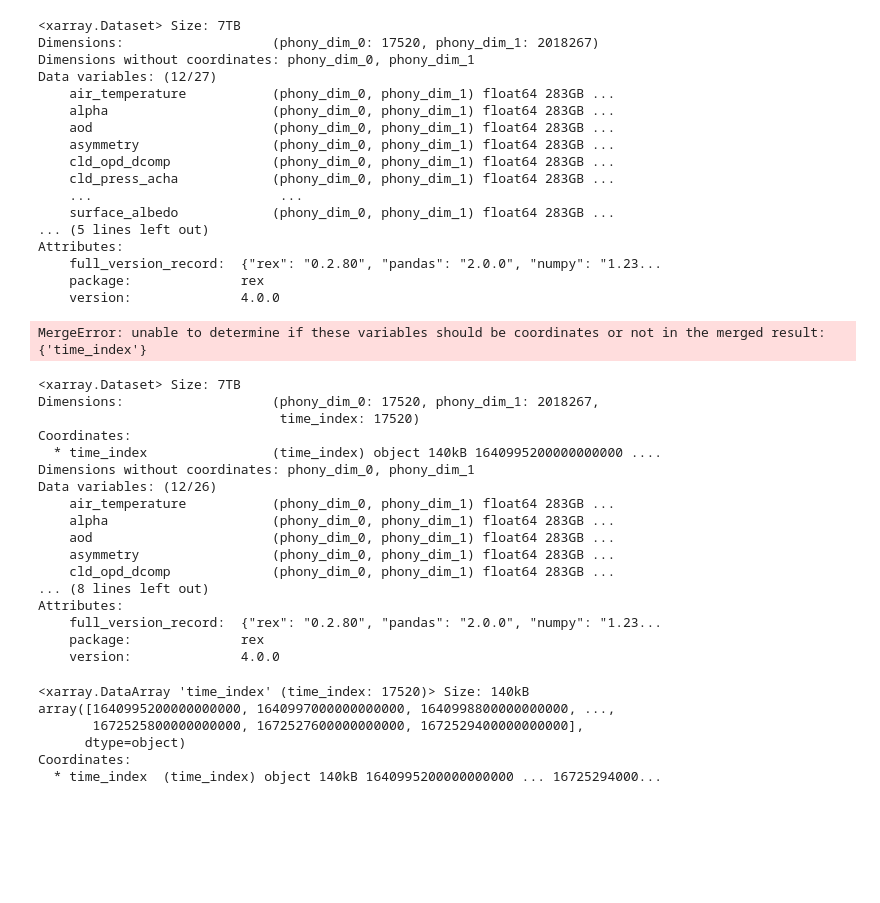
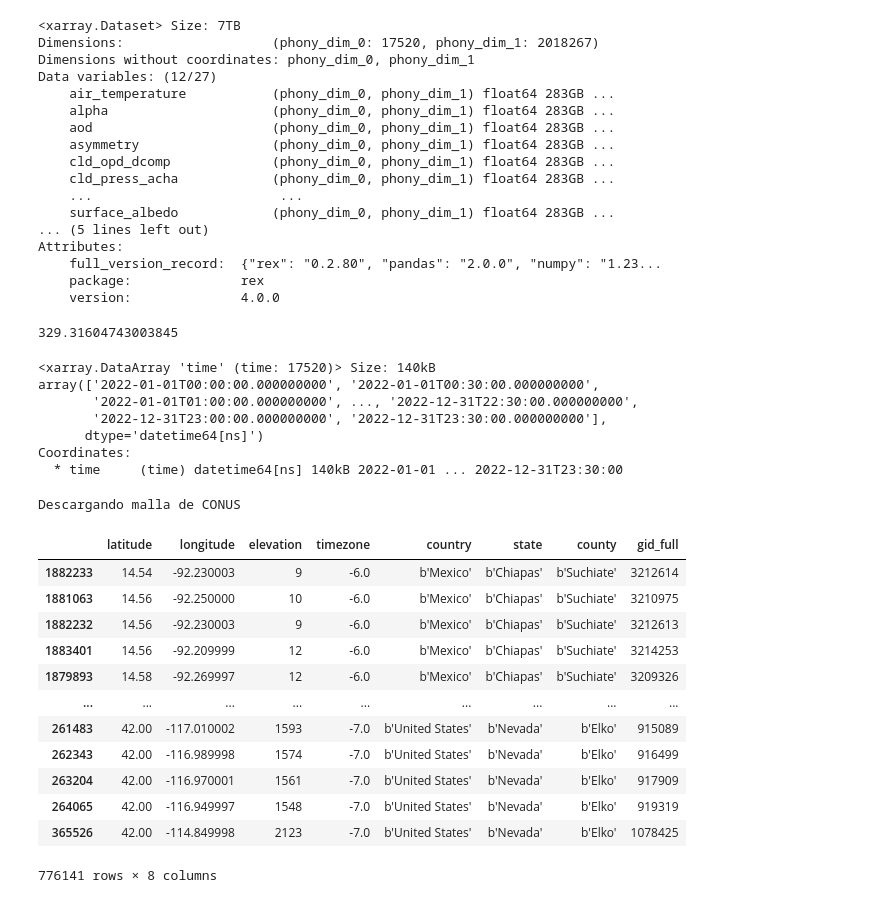
Before and after one commit to rodrigoms95/recurso_solar, a Jupyter notebook: code_3/crop_nsrdb.ipynb, the cells around one changed output. Drawn from its saved outputs; the diff is of its cells as text; code cells hidden in the pictures; blank space fills up the shorter version.

```diff
--- a/code_3/crop_nsrdb.ipynb
+++ b/code_3/crop_nsrdb.ipynb
@@ -26,42 +28,48 @@ Attributes:
     full_version_record:  {"rex": "0.2.80", "pandas": "2.0.0", "numpy": "1.23...
     package:              rex
     version:              4.0.0
-# %%
-vars = ["ghi", "dni", "relative_humidity", "air_temperature", "wind_speed"]
-ds = xr.open_dataset(dir + files[0])
-#ds = ds.set_coords("time_index")
-#ds["time_index"] = pd.to_datetime(ds["time_index"])
-#ds = ds.swap_dims({"phony_dim_0": "time_index"})[vars]
-ds["time_index"] = pd.to_datetime(ds["time_index"])
-ds
-# %% [output]
-MergeError: unable to determine if these variables should be coordinates or not in the merged result: {'time_index'}
+# %%
+vars = ["ghi", "dni", "relative_humidity", "air_temperature", "wind_speed"]
+ds = xr.open_dataset(dir + files[0]).rename_vars(
+    {"time_index": "time"}).set_coords("time").swap_dims(
+    {"phony_dim_0": "time"}).rename_dims({"phony_dim_1": "points"})[vars]
+ds["time"] = ds["time"].astype(np.datetime64)
+ds = ds.sel({"time": slice(None, None, 2),
+    "points": points.sort_index().index})
+ds.nbytes/1024**3/4
+# %% [output]
+329.31604743003845
 # %%
-ds
+ds["time"]
 # %% [output]
-<xarray.Dataset> Size: 7TB
-Dimensions:                   (phony_dim_0: 17520, phony_dim_1: 2018267,
-                               time_index: 17520)
+<xarray.DataArray 'time' (time: 17520)> Size: 140kB
+array(['2022-01-01T00:00:00.000000000', '2022-01-01T00:30:00.000000000',
+       '2022-01-01T01:00:00.000000000', ..., '2022-12-31T22:30:00.000000000',
+       '2022-12-31T23:00:00.000000000', '2022-12-31T23:30:00.000000000'],
+      dtype='datetime64[ns]')
 Coordinates:
-  * time_index                (time_index) object 140kB 1640995200000000000 ....
-Dimensions without coordinates: phony_dim_0, phony_dim_1
-Data variables: (12/26)
-    air_temperature           (phony_dim_0, phony_dim_1) float64 283GB ...
-    alpha                     (phony_dim_0, phony_dim_1) float64 283GB ...
-    aod                       (phony_dim_0, phony_dim_1) float64 283GB ...
-    asymmetry                 (phony_dim_0, phony_dim_1) float64 283GB ...
-    cld_opd_dcomp             (phony_dim_0, phony_dim_1) float64 283GB ...
-... (8 lines left out)
-Attributes:
-    full_version_record:  {"rex": "0.2.80", "pandas": "2.0.0", "numpy": "1.23...
-    package:              rex
-    version:              4.0.0
+  * time     (time) datetime64[ns] 140kB 2022-01-01 ... 2022-12-31T23:30:00
-# %%
-ds["time_index"]
-# %% [output]
-<xarray.DataArray 'time_index' (time_index: 17520)> Size: 140kB
-array([1640995200000000000, 1640997000000000000, 1640998800000000000, ...,
-       1672525800000000000, 1672527600000000000, 1672529400000000000],
-      dtype=object)
-Coordinates:
-  * time_index  (time_index) object 140kB 1640995200000000000 ... 16725294000...
+# %%
+# Descargamos malla con HSDS
+with h5pyd.File("/nrel/nsrdb/conus/nsrdb_conus_2022.h5") as f:
+    meta = pd.DataFrame(f['meta'][...])
+points = meta[ (meta["country"]==b"Mexico")
+    | (meta["state"].isin([b"Texas", b"California", b"Nevada"]))
+    ].sort_values(["latitude", "longitude"])
+
+points
+# %% [output]
+Descargando malla de CONUS
+|  | latitude | longitude | elevation | timezone | country | state | county | gid_full |
+| 1882233 | 14.54 | -92.230003 | 9 | -6.0 | b'Mexico' | b'Chiapas' | b'Suchiate' | 3212614 |
+| 1881063 | 14.56 | -92.250000 | 10 | -6.0 | b'Mexico' | b'Chiapas' | b'Suchiate' | 3210975 |
+| 1882232 | 14.56 | -92.230003 | 9 | -6.0 | b'Mexico' | b'Chiapas' | b'Suchiate' | 3212613 |
+| 1883401 | 14.56 | -92.209999 | 12 | -6.0 | b'Mexico' | b'Chiapas' | b'Suchiate' | 3214253 |
+| 1879893 | 14.58 | -92.269997 | 12 | -6.0 | b'Mexico' | b'Chiapas' | b'Suchiate' | 3209326 |
+| ... | ... | ... | ... | ... | ... | ... | ... | ... |
+| 261483 | 42.00 | -117.010002 | 1593 | -7.0 | b'United States' | b'Nevada' | b'Elko' | 915089 |
+| 262343 | 42.00 | -116.989998 | 1574 | -7.0 | b'United States' | b'Nevada' | b'Elko' | 916499 |
+| 263204 | 42.00 | -116.970001 | 1561 | -7.0 | b'United States' | b'Nevada' | b'Elko' | 917909 |
+| 264065 | 42.00 | -116.949997 | 1548 | -7.0 | b'United States' | b'Nevada' | b'Elko' | 919319 |
+| 365526 | 42.00 | -114.849998 | 2123 | -7.0 | b'United States' | b'Nevada' | b'Elko' | 1078425 |
+776141 rows × 8 columns
```
Also changed, not shown: parts of 2 cells of this notebook, 3 other files.
